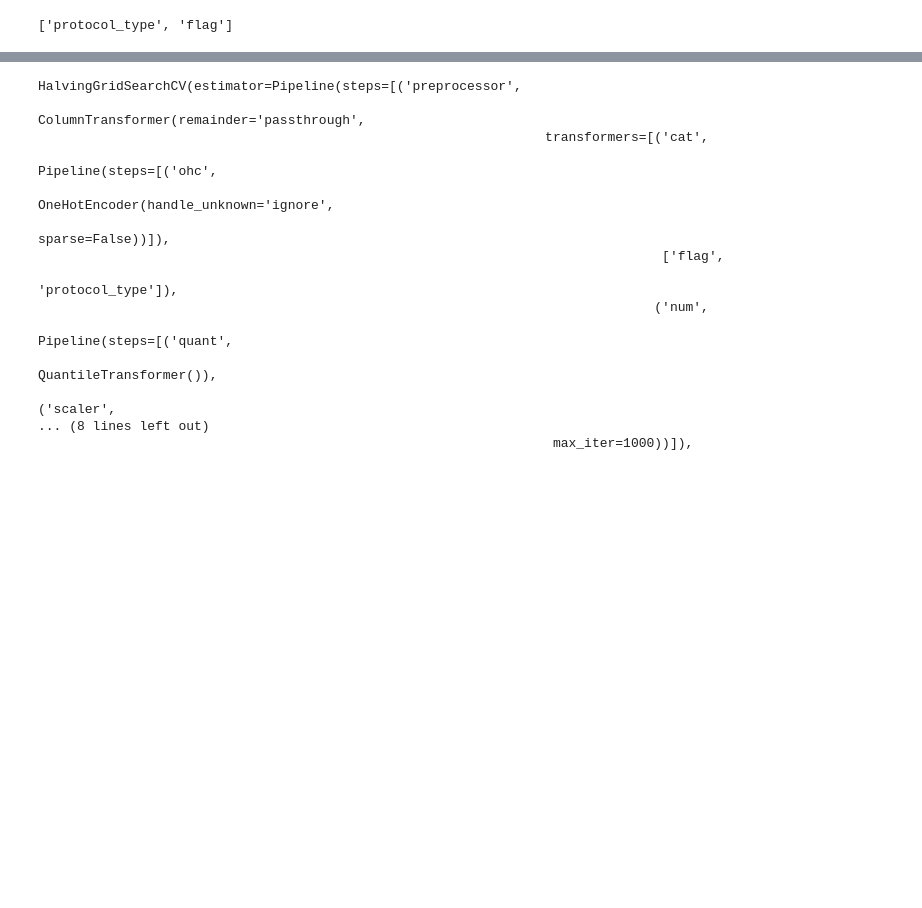
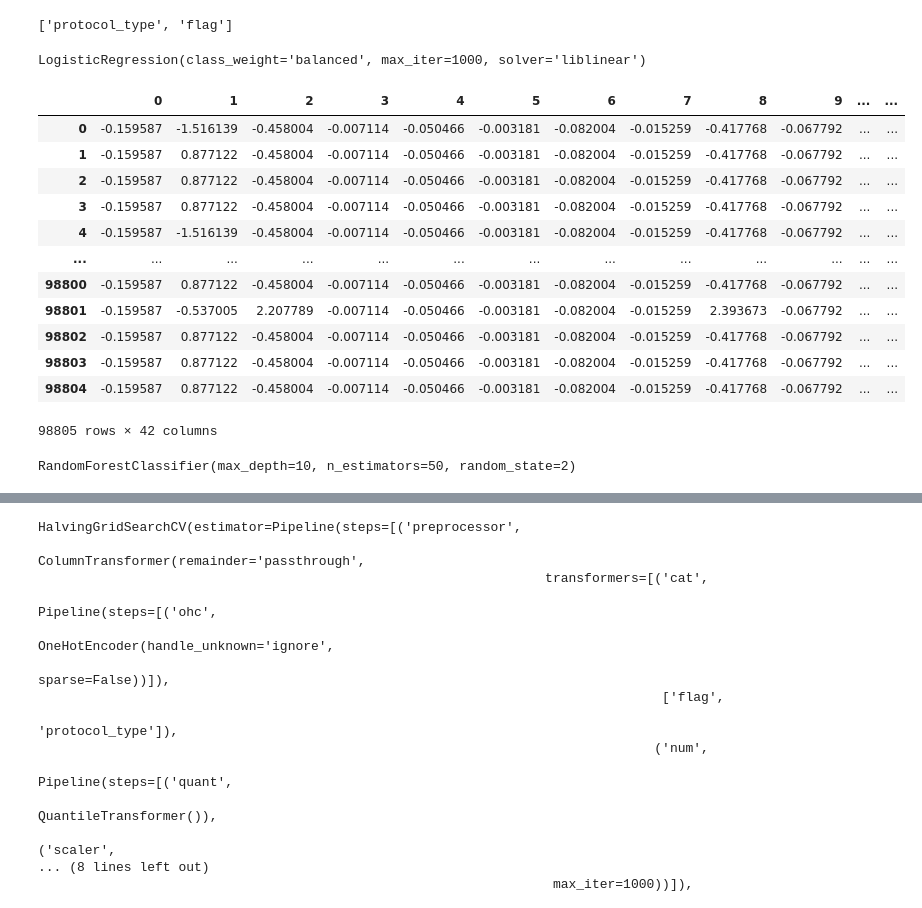
Before and after one commit to vladyslavmakartet/earin_labs, a Jupyter notebook: lab4/task.ipynb, the cells around one changed output, grey strips where cells are left out. Saved outputs shown, nothing was run; the diff lists cells and outputs as text; code cells hidden in the pictures; blank space fills up the shorter version.

```diff
--- a/lab4/task.ipynb
+++ b/lab4/task.ipynb
@@ -421,0 +447,68 @@ y = df_test['attack_type']
+# %%
+from sklearn.model_selection import train_test_split
+from sklearn.pipeline import Pipeline
+from sklearn.preprocessing import StandardScaler, QuantileTransformer, OneHotEncoder
+from sklearn.compose import ColumnTransformer
+from sklearn.linear_model import LogisticRegression
+# numeric_cols, categorical_cols
+
+X_train, X_test, y_train, y_test = train_test_split(X,y,test_size=0.2, random_state=30, stratify=y)
+
+qt = QuantileTransformer()
+X_train2 = qt.fit_transform(X_train._get_numeric_data())
+sc = StandardScaler()
+X_train2 = sc.fit_transform(X_train2)
+
+ohc = OneHotEncoder(sparse=False, handle_unknown='ignore')
+X_train3 = X_train[['protocol_type', 'flag']]
+X_train3 = ohc.fit_transform(X_train3)
+X_train2 = pd.DataFrame(X_train2)
+X_train3 = pd.DataFrame(X_train3)
+df_train_witout_pipeline = pd.concat([X_train2,X_train3],axis=1)
+
+qt2 = QuantileTransformer()
+X_test2 = qt2.fit_transform(X_test._get_numeric_data())
+sc2 = StandardScaler()
+X_test2 = sc2.fit_transform(X_test2)
+
+ohc2 = OneHotEncoder(sparse=False, handle_unknown='ignore')
+X_test3 = X_test[['protocol_type', 'flag']]
+X_test3 = ohc.fit_transform(X_test3)
+X_test2 = pd.DataFrame(X_test2)
+X_test3 = pd.DataFrame(X_test3)
+
+df_test_without_pipeline = pd.concat([X_test2,X_test3],axis=1)
+
+
+clf = LogisticRegression(solver='liblinear',class_weight='balanced', max_iter=1000)
+
+clf.fit(df_train_witout_pipeline, y_train)
+# %% [output]
+LogisticRegression(class_weight='balanced', max_iter=1000, solver='liblinear')
+# %%
+df_test_without_pipeline
+# %% [output]
+|  | 0 | 1 | 2 | 3 | 4 | 5 | 6 | 7 | 8 | 9 | ... | ... |
+| 0 | -0.159587 | -1.516139 | -0.458004 | -0.007114 | -0.050466 | -0.003181 | -0.082004 | -0.015259 | -0.417768 | -0.067792 | ... | ... |
+| 1 | -0.159587 | 0.877122 | -0.458004 | -0.007114 | -0.050466 | -0.003181 | -0.082004 | -0.015259 | -0.417768 | -0.067792 | ... | ... |
+| 2 | -0.159587 | 0.877122 | -0.458004 | -0.007114 | -0.050466 | -0.003181 | -0.082004 | -0.015259 | -0.417768 | -0.067792 | ... | ... |
+| 3 | -0.159587 | 0.877122 | -0.458004 | -0.007114 | -0.050466 | -0.003181 | -0.082004 | -0.015259 | -0.417768 | -0.067792 | ... | ... |
+| 4 | -0.159587 | -1.516139 | -0.458004 | -0.007114 | -0.050466 | -0.003181 | -0.082004 | -0.015259 | -0.417768 | -0.067792 | ... | ... |
+| ... | ... | ... | ... | ... | ... | ... | ... | ... | ... | ... | ... | ... |
+| 98800 | -0.159587 | 0.877122 | -0.458004 | -0.007114 | -0.050466 | -0.003181 | -0.082004 | -0.015259 | -0.417768 | -0.067792 | ... | ... |
+| 98801 | -0.159587 | -0.537005 | 2.207789 | -0.007114 | -0.050466 | -0.003181 | -0.082004 | -0.015259 | 2.393673 | -0.067792 | ... | ... |
+| 98802 | -0.159587 | 0.877122 | -0.458004 | -0.007114 | -0.050466 | -0.003181 | -0.082004 | -0.015259 | -0.417768 | -0.067792 | ... | ... |
+| 98803 | -0.159587 | 0.877122 | -0.458004 | -0.007114 | -0.050466 | -0.003181 | -0.082004 | -0.015259 | -0.417768 | -0.067792 | ... | ... |
+| 98804 | -0.159587 | 0.877122 | -0.458004 | -0.007114 | -0.050466 | -0.003181 | -0.082004 | -0.015259 | -0.417768 | -0.067792 | ... | ... |
+98805 rows × 42 columns
+# %%
+from sklearn.ensemble import RandomForestClassifier
+clf2 = RandomForestClassifier(n_estimators=50,
+                             max_depth=10,
+                             random_state=2)
+
+
+
+clf2.fit(df_train_witout_pipeline, y_train)
+# %% [output]
+RandomForestClassifier(max_depth=10, n_estimators=50, random_state=2)
```
Also changed, not shown: parts of 16 cells of this notebook.
